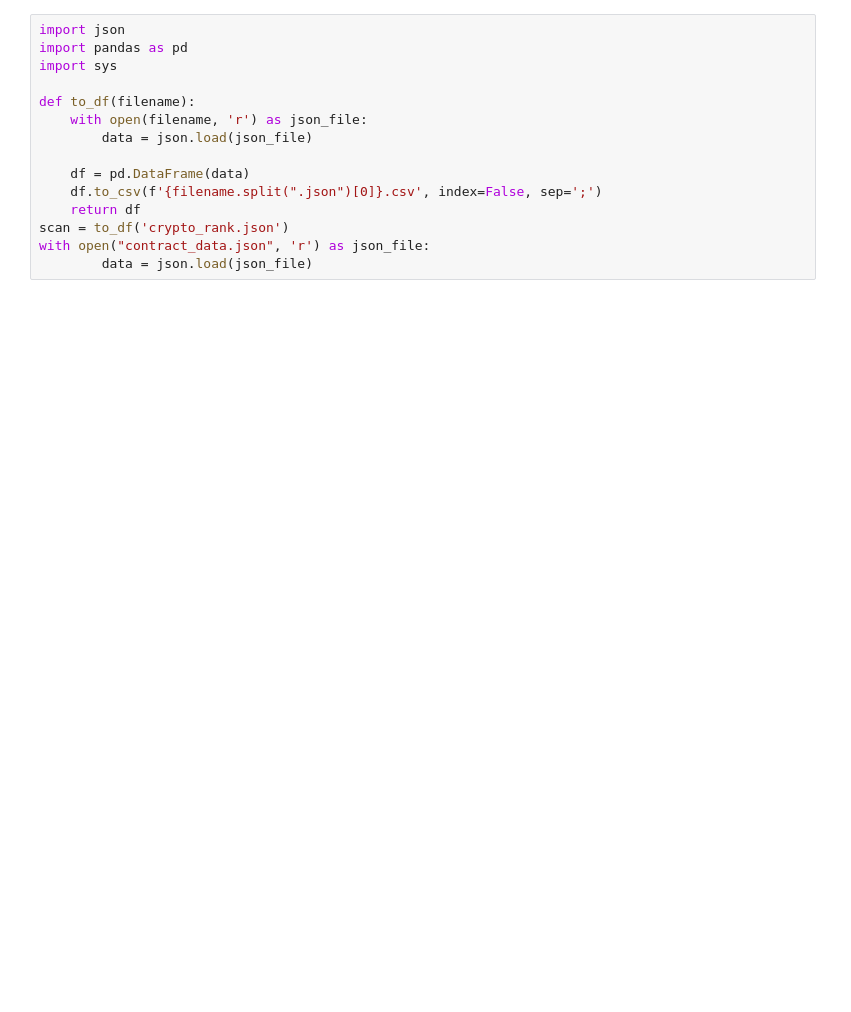
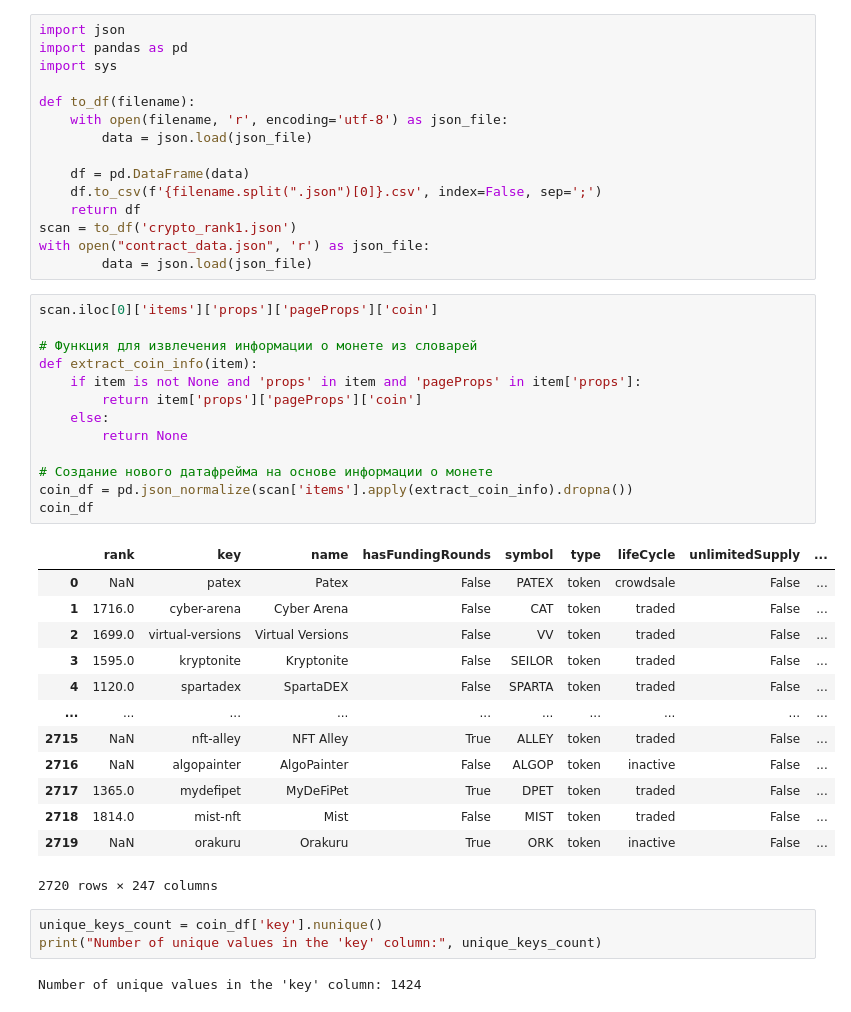
Before and after one commit to MagicKisa/Rug-Pull-check, a Jupyter notebook: analysis.ipynb, the cells around one changed output. Saved outputs shown, nothing was run; the diff lists cells and outputs as text; blank space fills up the shorter version.

```diff
--- a/analysis.ipynb
+++ b/analysis.ipynb
@@ -4,15 +4,47 @@ import pandas as pd
 import sys
 
 def to_df(filename):
-    with open(filename, 'r') as json_file:
+    with open(filename, 'r', encoding='utf-8') as json_file:
         data = json.load(json_file)
 
     df = pd.DataFrame(data)
     df.to_csv(f'{filename.split(".json")[0]}.csv', index=False, sep=';')
     return df
-scan = to_df('crypto_rank.json')
+scan = to_df('crypto_rank1.json')
 with open("contract_data.json", 'r') as json_file:
         data = json.load(json_file)
+# %%
+scan.iloc[0]['items']['props']['pageProps']['coin']
+
+# Функция для извлечения информации о монете из словарей
+def extract_coin_info(item):
+    if item is not None and 'props' in item and 'pageProps' in item['props']:
+        return item['props']['pageProps']['coin']
+    else:
+        return None
+
+# Создание нового датафрейма на основе информации о монете
+coin_df = pd.json_normalize(scan['items'].apply(extract_coin_info).dropna())
+coin_df
+# %% [output]
+|  | rank | key | name | hasFundingRounds | symbol | type | lifeCycle | unlimitedSupply | ... |
+| 0 | NaN | patex | Patex | False | PATEX | token | crowdsale | False | ... |
+| 1 | 1716.0 | cyber-arena | Cyber Arena | False | CAT | token | traded | False | ... |
+| 2 | 1699.0 | virtual-versions | Virtual Versions | False | VV | token | traded | False | ... |
+| 3 | 1595.0 | kryptonite | Kryptonite | False | SEILOR | token | traded | False | ... |
+| 4 | 1120.0 | spartadex | SpartaDEX | False | SPARTA | token | traded | False | ... |
+| ... | ... | ... | ... | ... | ... | ... | ... | ... | ... |
+| 2715 | NaN | nft-alley | NFT Alley | True | ALLEY | token | traded | False | ... |
+| 2716 | NaN | algopainter | AlgoPainter | False | ALGOP | token | inactive | False | ... |
+| 2717 | 1365.0 | mydefipet | MyDeFiPet | True | DPET | token | traded | False | ... |
+| 2718 | 1814.0 | mist-nft | Mist | False | MIST | token | traded | False | ... |
+| 2719 | NaN | orakuru | Orakuru | True | ORK | token | inactive | False | ... |
+2720 rows × 247 columns
+# %%
+unique_keys_count = coin_df['key'].nunique()
+print("Number of unique values in the 'key' column:", unique_keys_count)
+# %% [output]
+Number of unique values in the 'key' column: 1424
 # %%
 codes = dict()
 for key in data:
```
Also changed, not shown: parts of 4 cells of this notebook, 5 other files.
